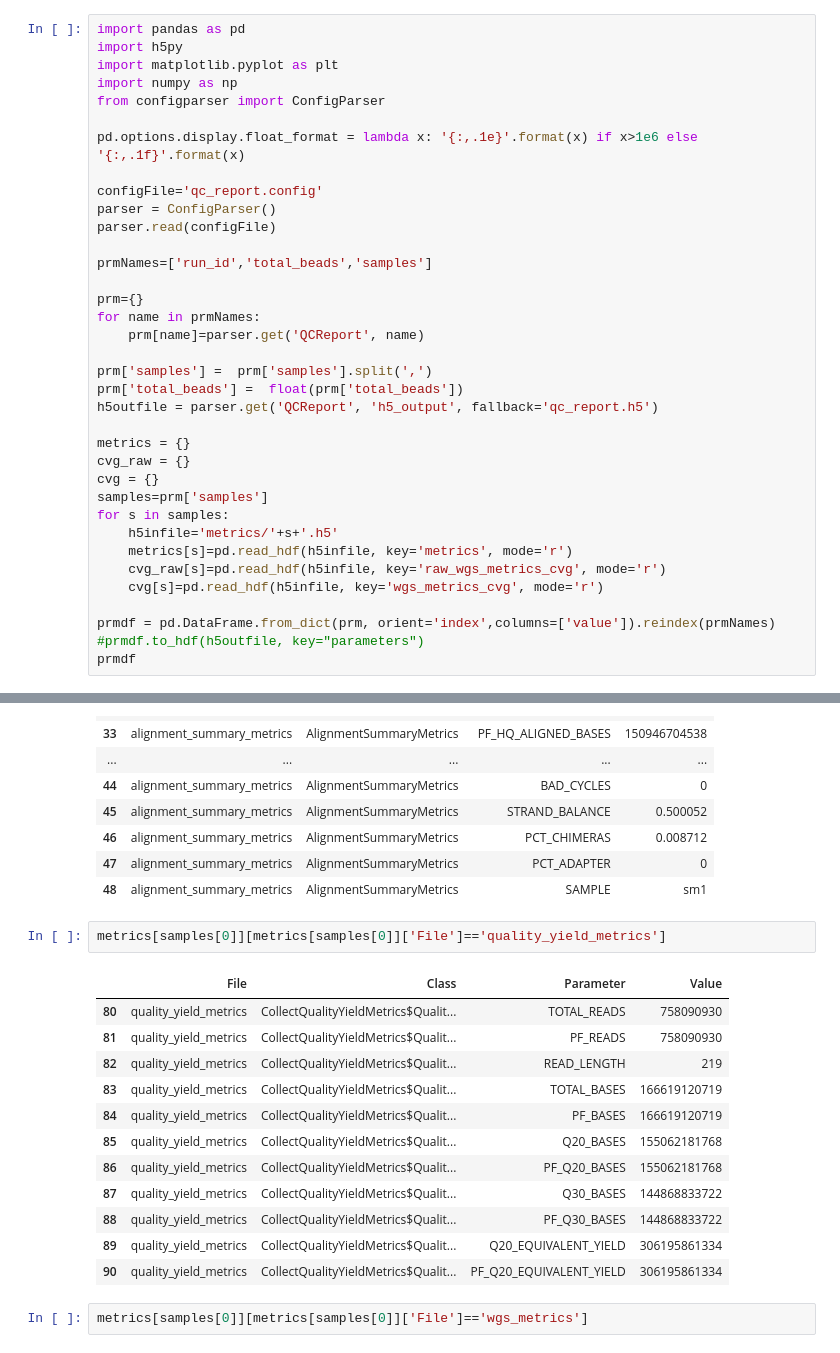
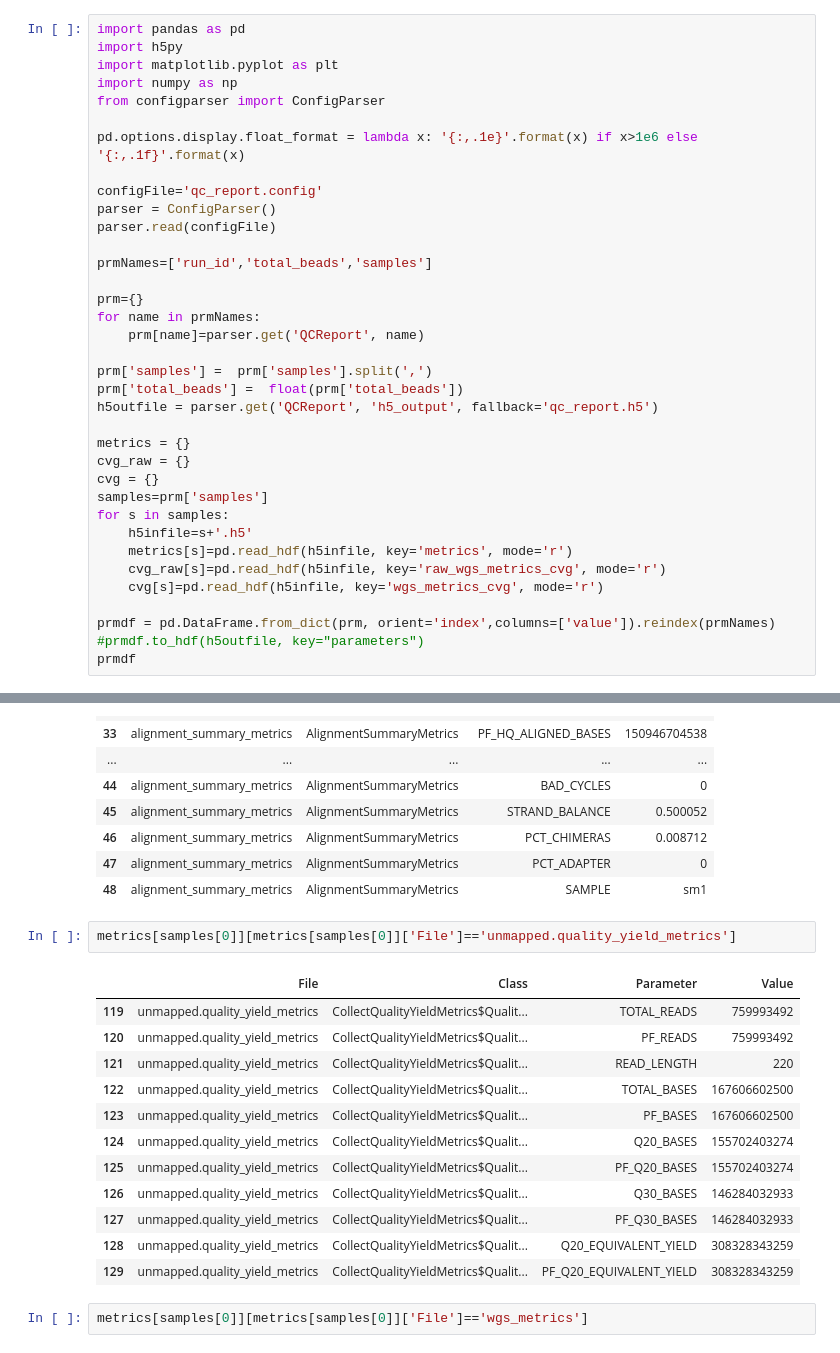
Before and after one commit to Ultimagen/VariantCalling, a Jupyter notebook: src/python/reports/createQCReport.ipynb, the cells around one changed output, grey strips where cells are left out. Saved outputs shown, nothing was run; the diff lists cells and outputs as text.

```diff
--- a/src/python/reports/createQCReport.ipynb
+++ b/src/python/reports/createQCReport.ipynb
@@ -29,7 +29,7 @@ cvg_raw = {}
 cvg = {}
 samples=prm['samples']
 for s in samples:
-    h5infile='metrics/'+s+'.h5'
+    h5infile=s+'.h5'
     metrics[s]=pd.read_hdf(h5infile, key='metrics', mode='r')
     cvg_raw[s]=pd.read_hdf(h5infile, key='raw_wgs_metrics_cvg', mode='r')
     cvg[s]=pd.read_hdf(h5infile, key='wgs_metrics_cvg', mode='r')
@@ -253,20 +256,20 @@ metrics[samples[0]][metrics[samples[0]]['File']=='alignment_summary_metrics']
 | 47 | alignment_summary_metrics | AlignmentSummaryMetrics | PCT_ADAPTER | 0 |
 | 48 | alignment_summary_metrics | AlignmentSummaryMetrics | SAMPLE | sm1 |
 # %%
-metrics[samples[0]][metrics[samples[0]]['File']=='quality_yield_metrics']
+metrics[samples[0]][metrics[samples[0]]['File']=='unmapped.quality_yield_metrics']
 # %% [output]
 |  | File | Class | Parameter | Value |
-| 80 | quality_yield_metrics | CollectQualityYieldMetrics$Qualit... | TOTAL_READS | 758090930 |
-| 81 | quality_yield_metrics | CollectQualityYieldMetrics$Qualit... | PF_READS | 758090930 |
-| 82 | quality_yield_metrics | CollectQualityYieldMetrics$Qualit... | READ_LENGTH | 219 |
-| 83 | quality_yield_metrics | CollectQualityYieldMetrics$Qualit... | TOTAL_BASES | 166619120719 |
-| 84 | quality_yield_metrics | CollectQualityYieldMetrics$Qualit... | PF_BASES | 166619120719 |
-| 85 | quality_yield_metrics | CollectQualityYieldMetrics$Qualit... | Q20_BASES | 155062181768 |
-| 86 | quality_yield_metrics | CollectQualityYieldMetrics$Qualit... | PF_Q20_BASES | 155062181768 |
-| 87 | quality_yield_metrics | CollectQualityYieldMetrics$Qualit... | Q30_BASES | 144868833722 |
-| 88 | quality_yield_metrics | CollectQualityYieldMetrics$Qualit... | PF_Q30_BASES | 144868833722 |
-| 89 | quality_yield_metrics | CollectQualityYieldMetrics$Qualit... | Q20_EQUIVALENT_YIELD | 306195861334 |
-| 90 | quality_yield_metrics | CollectQualityYieldMetrics$Qualit... | PF_Q20_EQUIVALENT_YIELD | 306195861334 |
+| 119 | unmapped.quality_yield_metrics | CollectQualityYieldMetrics$Qualit... | TOTAL_READS | 759993492 |
+| 120 | unmapped.quality_yield_metrics | CollectQualityYieldMetrics$Qualit... | PF_READS | 759993492 |
+| 121 | unmapped.quality_yield_metrics | CollectQualityYieldMetrics$Qualit... | READ_LENGTH | 220 |
+| 122 | unmapped.quality_yield_metrics | CollectQualityYieldMetrics$Qualit... | TOTAL_BASES | 167606602500 |
+| 123 | unmapped.quality_yield_metrics | CollectQualityYieldMetrics$Qualit... | PF_BASES | 167606602500 |
+| 124 | unmapped.quality_yield_metrics | CollectQualityYieldMetrics$Qualit... | Q20_BASES | 155702403274 |
+| 125 | unmapped.quality_yield_metrics | CollectQualityYieldMetrics$Qualit... | PF_Q20_BASES | 155702403274 |
+| 126 | unmapped.quality_yield_metrics | CollectQualityYieldMetrics$Qualit... | Q30_BASES | 146284032933 |
+| 127 | unmapped.quality_yield_metrics | CollectQualityYieldMetrics$Qualit... | PF_Q30_BASES | 146284032933 |
+| 128 | unmapped.quality_yield_metrics | CollectQualityYieldMetrics$Qualit... | Q20_EQUIVALENT_YIELD | 308328343259 |
+| 129 | unmapped.quality_yield_metrics | CollectQualityYieldMetrics$Qualit... | PF_Q20_EQUIVALENT_YIELD | 308328343259 |
 # %%
 metrics[samples[0]][metrics[samples[0]]['File']=='wgs_metrics']
 # %% [output]
```
Also changed, not shown: parts of 2 cells of this notebook.
